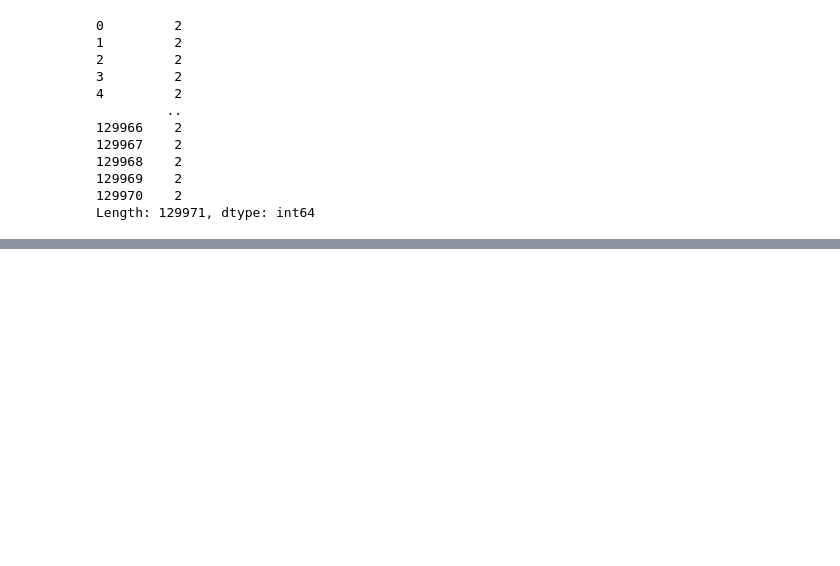
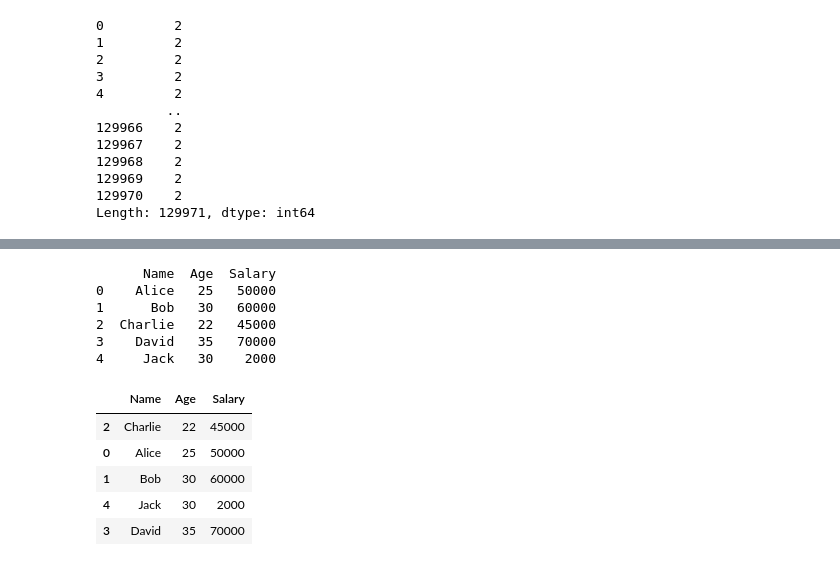
Before and after one commit to Slliki/Python_Data_Analysis, a Jupyter notebook: Pandas.ipynb, the cells around one changed output, grey strips where cells are left out. Cells and saved outputs as stored; diff of their text form; code cells hidden in the pictures; blank space fills up the shorter version.

```diff
--- a/Pandas.ipynb
+++ b/Pandas.ipynb
@@ -360,0 +526,26 @@ Length: 129971, dtype: int64
+# %%
+# 创建一个示例数据帧
+data = {'Name': ['Alice', 'Bob', 'Charlie', 'David','Jack'],
+        'Age': [25, 30, 22, 35,30],
+        'Salary': [50000, 60000, 45000, 70000,2000]}
+df = pd.DataFrame(data)
+print(df)
+
+# 使用 sort_values 对数据帧按照 'Age' 列进行升序排序
+df_sorted = df.sort_values(by='Age')
+
+# 打印排序后的数据帧
+df_sorted
+# %% [output]
+      Name  Age  Salary
+0    Alice   25   50000
+1      Bob   30   60000
+2  Charlie   22   45000
+3    David   35   70000
+4     Jack   30    2000
+|  | Name | Age | Salary |
+| 2 | Charlie | 22 | 45000 |
+| 0 | Alice | 25 | 50000 |
+| 1 | Bob | 30 | 60000 |
+| 4 | Jack | 30 | 2000 |
+| 3 | David | 35 | 70000 |
```
Also changed, not shown: parts of 49 cells of this notebook, 1 other file.
